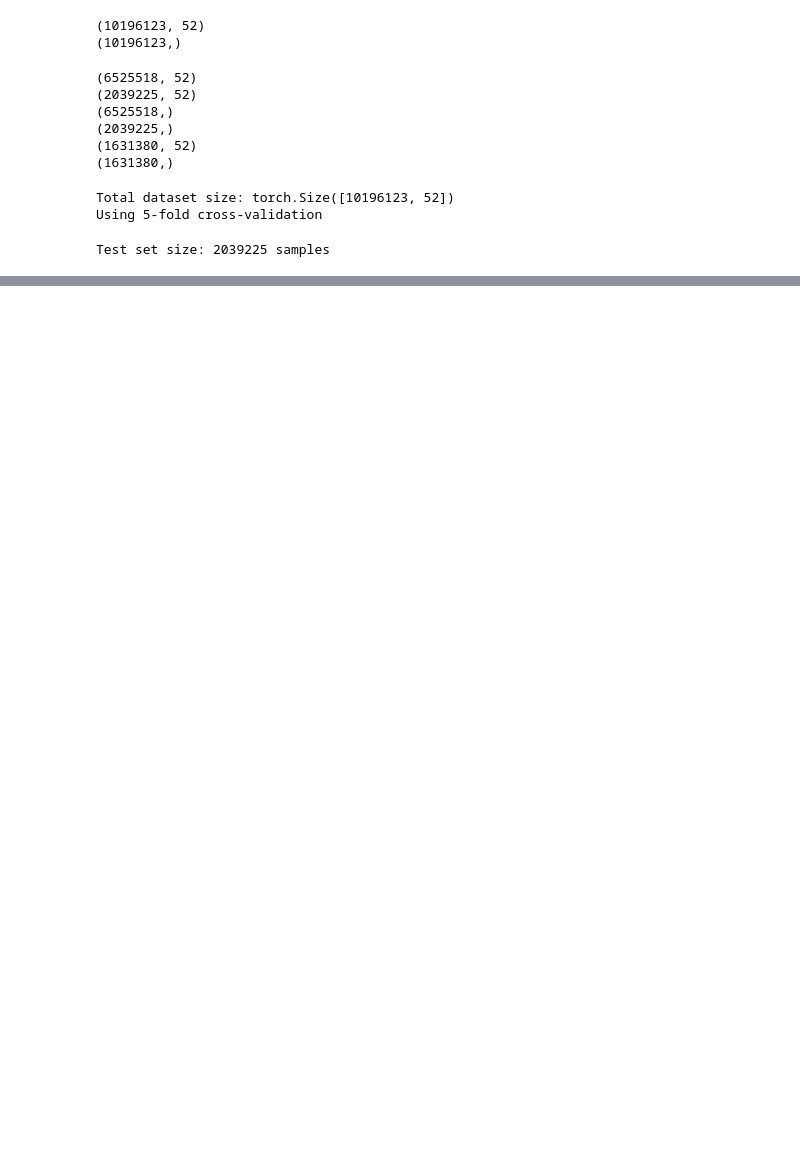
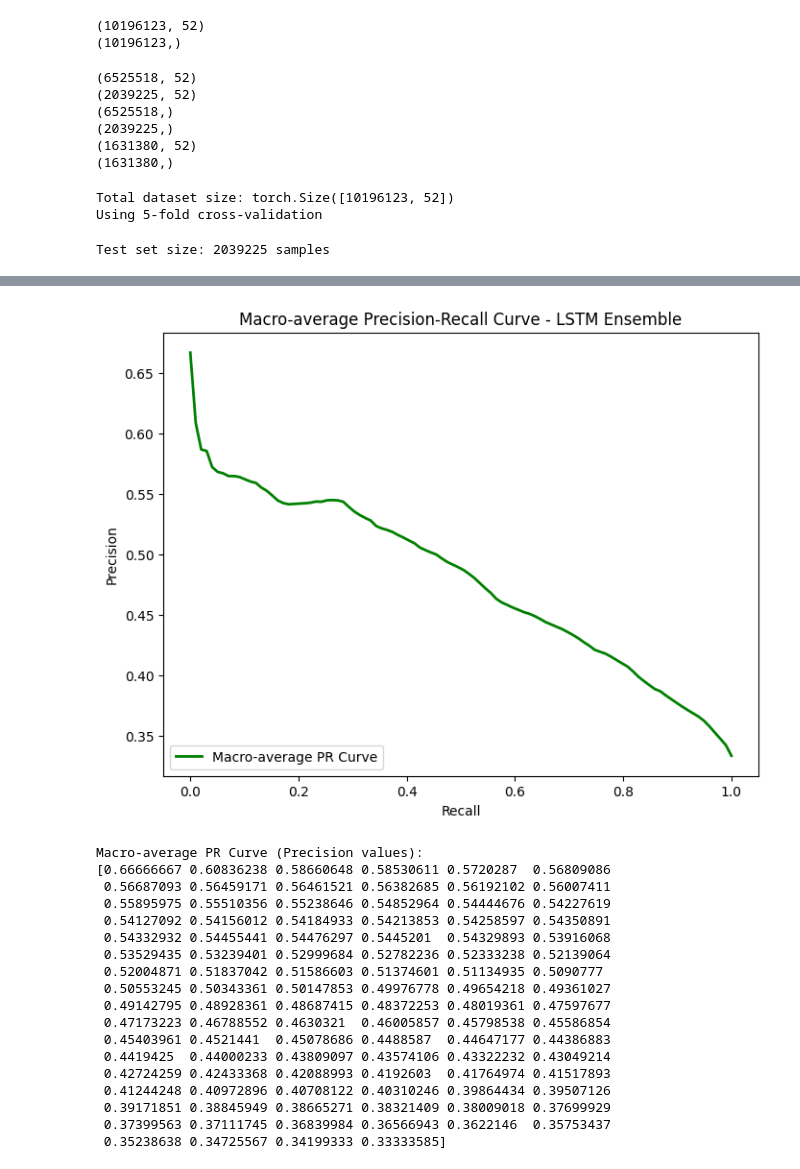
Before and after one commit to lastwater8725/figure_v2, a Jupyter notebook: figure/src/ada_dl/figure_ema_lstm_trans.ipynb, the cells around one changed output, grey strips where cells are left out. Saved outputs shown, nothing was run; the diff lists cells and outputs as text; code cells hidden in the pictures; blank space fills up the shorter version.

```diff
--- a/figure/src/ada_dl/figure_ema_lstm_trans.ipynb
+++ b/figure/src/ada_dl/figure_ema_lstm_trans.ipynb
@@ -567,0 +582,44 @@ plt.show()
+# %%
+# 공통 recall 값: 0부터 1까지 100 포인트
+all_recall = np.linspace(0, 1, 100)
+mean_precision = np.zeros_like(all_recall)
+
+for i in range(n_classes):
+    # recall, precision 값은 보통 내림차순이 아닌 경우도 있으므로, 보간 전에 정렬합니다.
+    sorted_idx = np.argsort(recall[i])
+    sorted_recall = recall[i][sorted_idx]
+    sorted_precision = precision[i][sorted_idx]
+    mean_precision += np.interp(all_recall, sorted_recall, sorted_precision)
+mean_precision /= n_classes
+
+plt.figure(figsize=(8, 6))
+plt.plot(all_recall, mean_precision, color="g", lw=2,
+         label="Macro-average PR Curve")
+plt.xlabel("Recall")
+plt.ylabel("Precision")
+plt.title("Macro-average Precision-Recall Curve - LSTM Ensemble")
+plt.legend(loc="lower left")
+plt.show()
+
+print("Macro-average PR Curve (Precision values):")
+print(mean_precision)
+# %% [output]
+[figure, added]
+Macro-average PR Curve (Precision values):
+[0.66666667 0.60836238 0.58660648 0.58530611 0.5720287  0.56809086
+ 0.56687093 0.56459171 0.56461521 0.56382685 0.56192102 0.56007411
+ 0.55895975 0.55510356 0.55238646 0.54852964 0.54444676 0.54227619
+ 0.54127092 0.54156012 0.54184933 0.54213853 0.54258597 0.54350891
+ 0.54332932 0.54455441 0.54476297 0.5445201  0.54329893 0.53916068
+ 0.53529435 0.53239401 0.52999684 0.52782236 0.52333238 0.52139064
+ 0.52004871 0.51837042 0.51586603 0.51374601 0.51134935 0.5090777
+ 0.50553245 0.50343361 0.50147853 0.49976778 0.49654218 0.49361027
+ 0.49142795 0.48928361 0.48687415 0.48372253 0.48019361 0.47597677
+ 0.47173223 0.46788552 0.4630321  0.46005857 0.45798538 0.45586854
+ 0.45403961 0.4521441  0.45078686 0.4488587  0.44647177 0.44386883
+ 0.4419425  0.44000233 0.43809097 0.43574106 0.43322232 0.43049214
+ 0.42724259 0.42433368 0.42088993 0.4192603  0.41764974 0.41517893
+ 0.41244248 0.40972896 0.40708122 0.40310246 0.39864434 0.39507126
+ 0.39171851 0.38845949 0.38665271 0.38321409 0.38009018 0.37699929
+ 0.37399563 0.37111745 0.36839984 0.36566943 0.3622146  0.35753437
+ 0.35238638 0.34725567 0.34199333 0.33333585]
```
Also changed, not shown: parts of 21 cells of this notebook, 5 other files.
